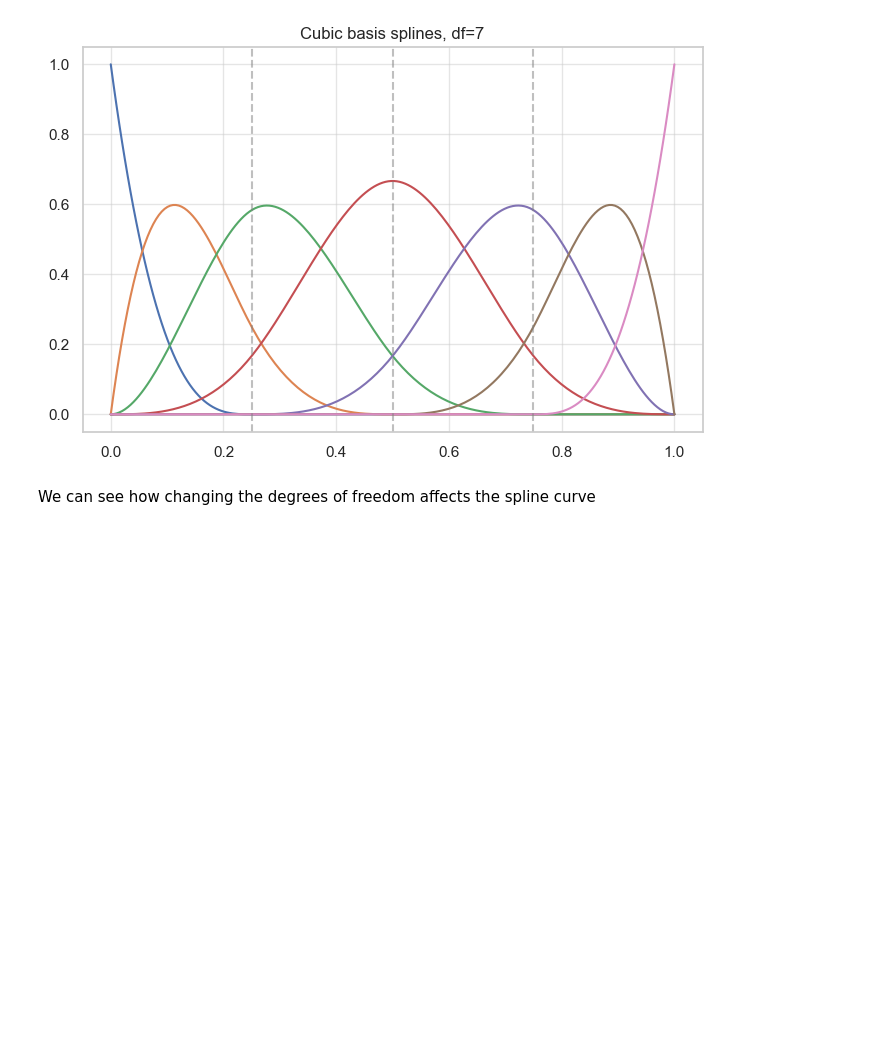
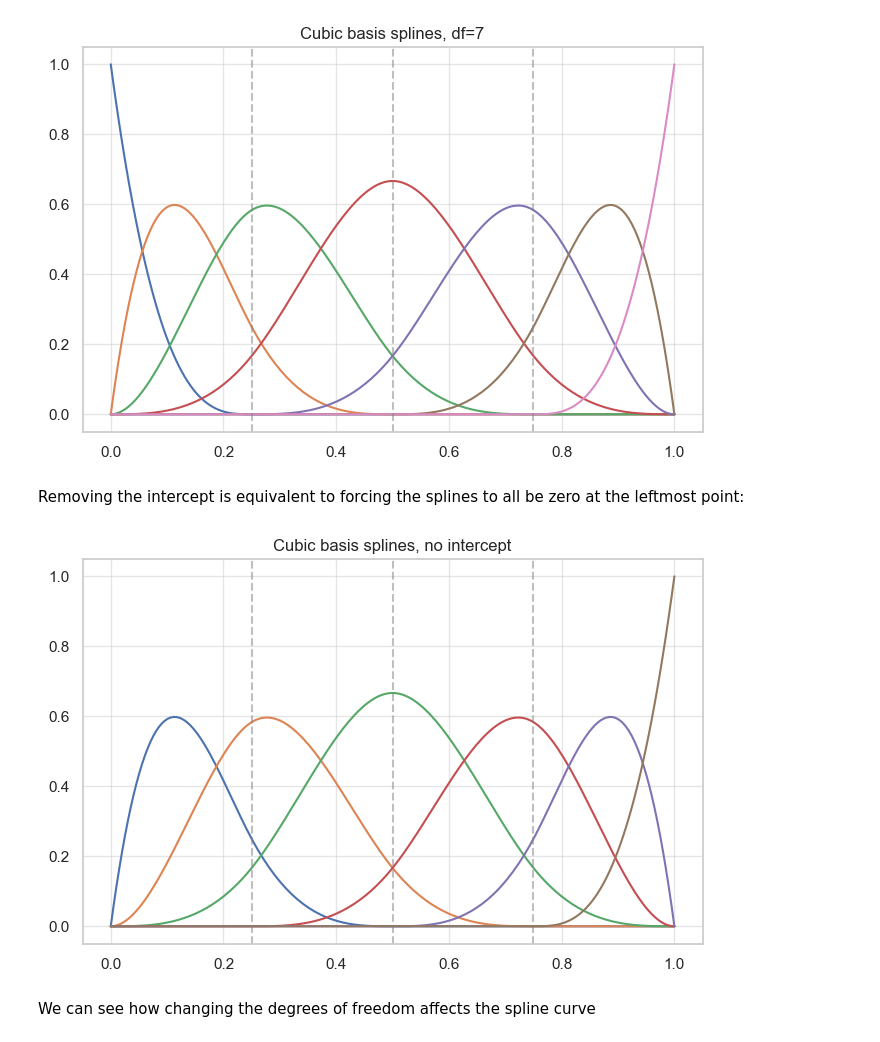
Before and after one commit to chris-leonard/elements-of-statistical-learning, a Jupyter notebook: chapter-8/splines.ipynb, the cells around one changed output. Drawn from its saved outputs; the diff is of its cells as text; code cells hidden in the pictures; blank space fills up the shorter version.

```diff
--- a/chapter-8/splines.ipynb
+++ b/chapter-8/splines.ipynb
@@ -377,6 +273,26 @@ for knot in knots:
 ax.set(title="Cubic basis splines, df=7");
 # %% [output]
 [figure]
+# %% [markdown]
+Removing the intercept is equivalent to forcing the splines to all be zero at the leftmost point:
+# %%
+X = dmatrix("bs(x, df=6, degree=3, include_intercept=False) - 1", sample_data)
+
+fig, ax = plt.subplots(figsize=(8, 5))
+
+# plot the basis functions
+b = np.ones(6)
+ax.plot(x, X*b)
+
+# plot knot locations
+n_knots = 6 - 3 # df = K + 4 - 1
+knots = np.linspace(x.min(), x.max(), num=n_knots + 2)[1:-1]
+for knot in knots:
+    ax.axvline(knot, color="gray", linestyle="--", alpha=0.5)
+
+ax.set(title="Cubic basis splines, no intercept");
+# %% [output]
+[figure, added]
 # %% [markdown]
 We can see how changing the degrees of freedom affects the spline curve
 # %%
```
Also changed, not shown: parts of 72 cells of this notebook, 1 other file.
